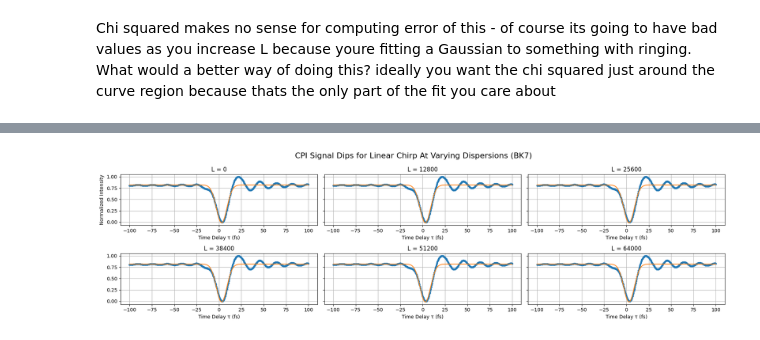
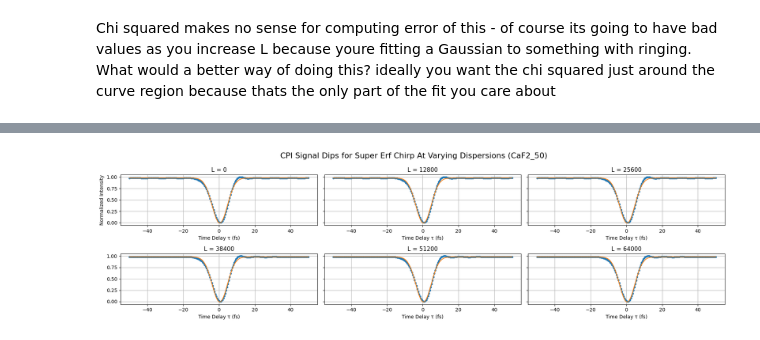
Before and after one commit to unaa-r/CPI_Project, a Jupyter notebook: dips_processing.ipynb, the cells around one changed output, grey strips where cells are left out. Saved outputs shown, nothing was run; the diff lists cells and outputs as text; code cells hidden in the pictures.

```diff
--- a/dips_processing.ipynb
+++ b/dips_processing.ipynb
@@ -15,7 +15,8 @@ linear_chi2 = []
 erf_chi2 = []
 super_erf_chi2 = []
 
-folder_name = "freshwater_dispersion"
+folder_name = "CaF2_50"
+tau_range = 50
 
 # --- Initial guesses ---
 init_guess_parabolic = [0, 0.0025, 0.00000001, 0.9, 10]
@@ -23,7 +24,7 @@ init_guess = [0, 0.0025, 0.9, 10]
 
 Lvals = np.arange(0, 64001, 800)
 Lvals2 = [0, 800]
-taus = np.arange(-100, 100 + 0.5, 0.5)
+taus = np.arange(-tau_range, tau_range + 0.5, 0.5)
 
 def one_minus_gaussian(t, t_0, a1, a2, fwhm):
     return a1 - a2*np.exp(-4*np.log(2)*((t - t_0)**2)/fwhm**2)
@@ -55,7 +56,7 @@ for L in Lvals:
     '''lin_sig = np.loadtxt(f"./test_results/linear/linear_L{L}.txt")
     erf_sig = np.loadtxt(f"./test_results/erf/erf_L{L}.txt")
     superf_sig = np.loadtxt(f"./test_results/super_erf/super_erf_L{L}.txt")'''
-    init_guess = [0, 0.0002*L, 0.9, 10]
+    init_guess = [0, 0.00015*L, 0.9, 10]
 
     lin_sig = np.loadtxt(f"./{folder_name}/linear/linear_L{L}.txt")
     erf_sig = np.loadtxt(f"./{folder_name}/erf/erf_L{L}.txt")
@@ -140,7 +141,7 @@ titles = ['L = 0', 'L = 12800', 'L = 25600', 'L = 38400', 'L = 51200', 'L = 6400
 
 for L in Ls:
 
-    init_guess = [0.0002*L, 0.0025, 0.9, 10]
+    init_guess = [0.00015*L, 0.0025, 0.9, 10]
 
     lin_sig = np.loadtxt(f"./{folder_name}/linear/linear_L{L}.txt")
     lin_norm = (lin_sig - np.min(lin_sig))/(np.max(lin_sig) - np.min(lin_sig))
@@ -185,7 +186,7 @@ titles = ['L = 0', 'L = 12800', 'L = 25600', 'L = 38400', 'L = 51200', 'L = 6400
 
 for L in Ls:
 
-    init_guess = [0.0002*L, 0.0025, 0.9, 10]
+    init_guess = [0.00015*L, 0.0025, 0.9, 10]
 
     erf_sig = np.loadtxt(f"./{folder_name}/erf/erf_L{L}.txt")
     erf_norm = (erf_sig - np.min(erf_sig))/(np.max(erf_sig) - np.min(erf_sig))
@@ -275,38 +231,38 @@ titles = ['L = 0', 'L = 12800', 'L = 25600', 'L = 38400', 'L = 51200', 'L = 6400
 
 for L in Ls:
 
-    init_guess = [0.0002*L, 0.0025, 0.9, 10]
+    init_guess = [0.00015*L, 0.0025, 0.9, 10]
 
     super_erf_sig = np.loadtxt(f"./{folder_name}/erf/erf_L{L}.txt")
     super_erf_norm = (erf_sig - np.min(erf_sig))/(np.max(erf_sig) - np.min(erf_sig))
 
     super_erf_signals.append(erf_norm)
 
     super_erf_result = least_squares(residuals, init_guess, args=(taus, super_erf_norm), method='lm',
                                 ftol=1e-15, xtol=1e-15, gtol=1e-15)
     params = super_erf_result.x
 
     super_erf_curves.append(one_minus_gaussian(taus, params[0], params[1], params[2], params[3]))
 
 
 # --- Create subplots ---
 fig, axes = plt.subplots(2, 3, figsize=(18, 5), sharey=True)
 
 axes = axes.flatten()
 
 for ax, signal, curve, name in zip(axes, super_erf_signals, super_erf_curves, titles):
     ax.plot(taus, signal, marker=".")
     ax.plot(taus, curve)
     ax.set_xlabel('Time Delay τ (fs)')
     ax.set_title(name)
     ax.grid(True)
 
     # --- Optional: print fitted parameters ---
     #print(f"Fitted parameters for {name}: a = {param[0]:.4f}, t0 = {param[1]:.4f} fs, FWHM = {param[2]:.4f} fs")
 
 axes[0].set_ylabel('Normalized Intensity')
 fig.suptitle(f"CPI Signal Dips for Super Erf Chirp At Varying Dispersions ({folder_name})", fontsize=16)
 plt.tight_layout()
 plt.show();
 # %% [output]
-[figure, old version]
+[figure, new version]
```
Also changed, not shown: parts of 8 cells of this notebook, 1 other file.
